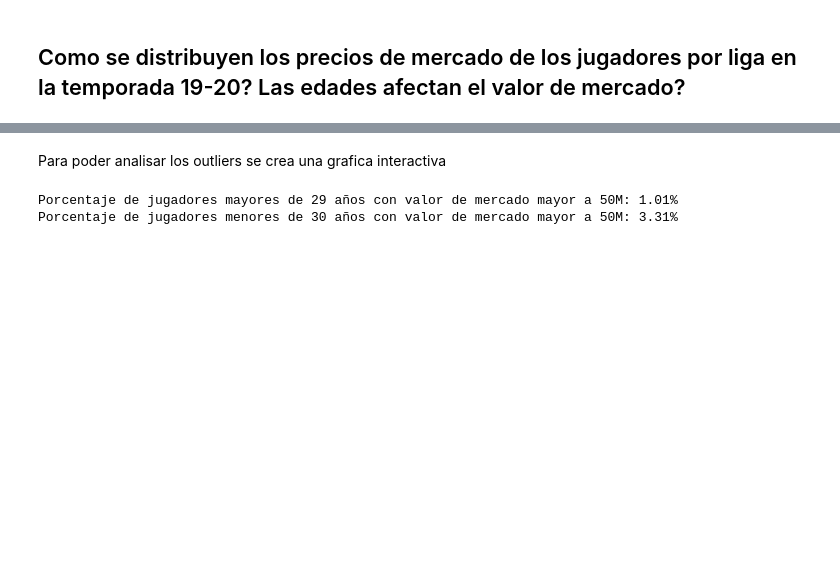
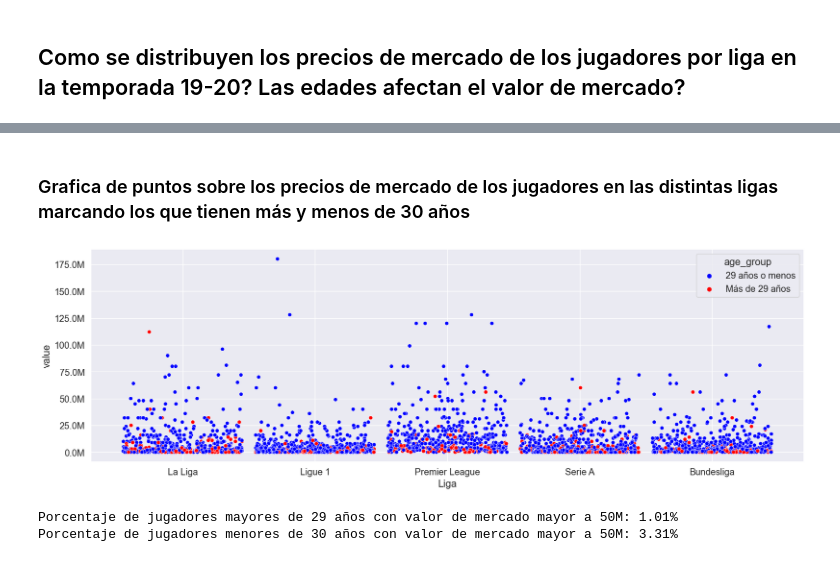
Before and after one commit to santiagoduc0s/football-players-statistics, a Jupyter notebook: football-players.ipynb, the cells around one changed output, grey strips where cells are left out. Cells and saved outputs as stored; diff of their text form; code cells hidden in the pictures; blank space fills up the shorter version.

```diff
--- a/football-players.ipynb
+++ b/football-players.ipynb
@@ -685,5 +457,3 @@ plt.show()
-# %% [markdown]
-Para poder analisar los outliers se crea una grafica interactiva
 # %%
 league_categories = df_1920['league'].unique()
 num_categories = len(league_categories)
@@ -705,6 +475,8 @@ fig.update_layout(xaxis_title="Liga", yaxis_title="Valor de mercado")
 fig.update_xaxes(tickvals=list(category_positions.values()), ticktext=list(category_positions.keys()))
 
 fig.show()
+# %% [markdown]
+### Grafica de puntos sobre los precios de mercado de los jugadores en las distintas ligas marcando los que tienen más y menos de 30 años
 # %%
 
 league_categories = df_1920['league'].unique()
@@ -731,6 +503,28 @@ fig.update_layout(xaxis_title="Liga", yaxis_title="Valor de mercado")
 fig.update_xaxes(tickvals=list(category_positions.values()), ticktext=list(category_positions.keys()))
 
 fig.show()
+# %%
+league_categories = df_1920['league'].unique()
+num_categories = len(league_categories)
+category_positions = {league: i+1 for i, league in enumerate(league_categories)}
+
+# Agregar un poco de jitter en la posición de los puntos en el eje x
+df_1920['jittered_league'] = df_1920['league'].map(category_positions) + np.random.uniform(-0.45, 0.45, len(df_1920))
+
+# Crear una nueva columna para clasificar a los jugadores según su edad
+df_1920['age_group'] = np.where(df_1920['age'] > 29, 'Más de 29 años', '29 años o menos')
+
+# Crear un scatterplot con tres variables y una escala de colores personalizada
+palette = {'Más de 29 años': 'red', '29 años o menos': 'blue'}
+fig, ax = plt.subplots()
+sns.scatterplot(data=df_1920, x="jittered_league", y="value", hue="age_group", palette=palette)
+
+ax.set_xlabel("Liga")
+
+plt.xticks(ticks=list(category_positions.values()), labels=list(category_positions.keys()))
+plt.gca().yaxis.set_major_formatter(formatter)
+# %% [output]
+[figure, added]
 # %%
 jugadores_mas_29 = df_1920[df_1920['age'] > 29]
 jugadores_menos_30 = df_1920[df_1920['age'] <= 29]
```
Also changed, not shown: parts of 18 cells of this notebook.
